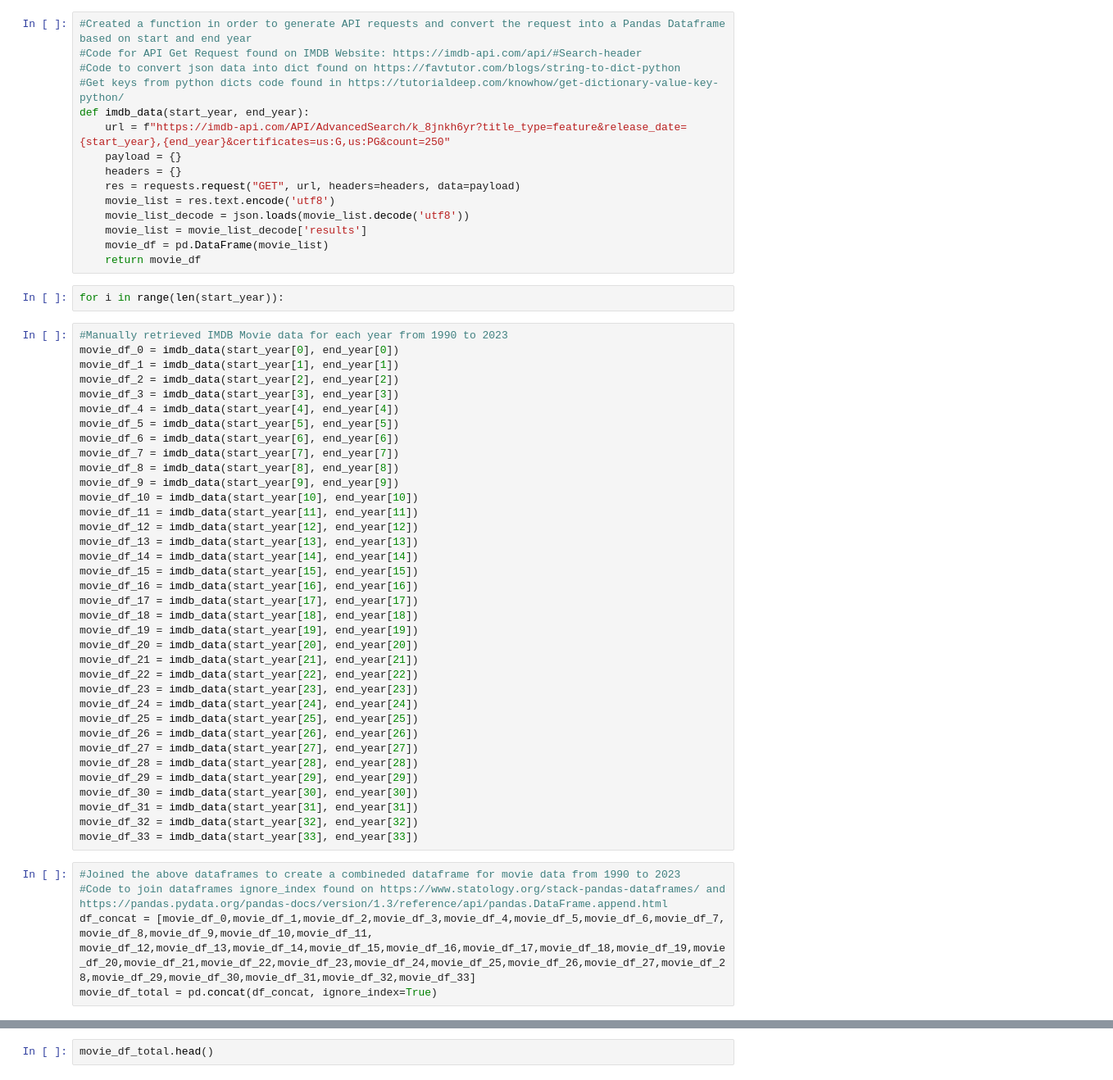
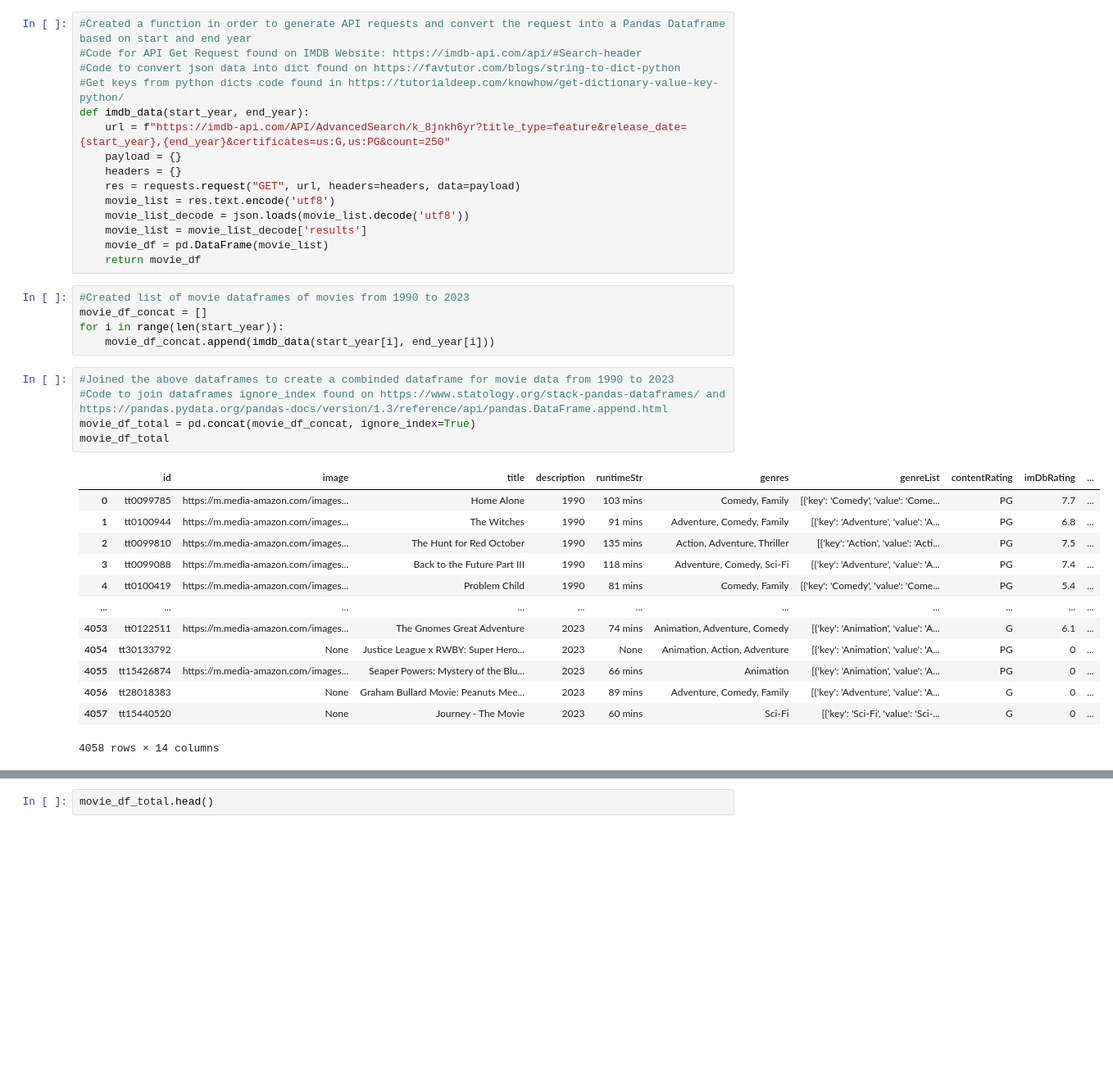
Before and after one commit to tpoozhikala/IMDB_Classification, a Jupyter notebook: 2_Data_Wrangling/02_data_wrangling.ipynb, the cells around one changed output, grey strips where cells are left out. Shown: that part at 82% size. Cells and saved outputs as stored; diff of their text form; blank space fills up the shorter version.

Commit message:
Added Project Proposal, and refresh of datasets retrieved from IMDB

```diff
--- a/2_Data_Wrangling/02_data_wrangling.ipynb
+++ b/2_Data_Wrangling/02_data_wrangling.ipynb
@@ -51,47 +51,28 @@ def imdb_data(start_year, end_year):
     movie_list = movie_list_decode['results']
     movie_df = pd.DataFrame(movie_list)
     return movie_df
-# %%
-for i in range(len(start_year)):
-# %%
-#Manually retrieved IMDB Movie data for each year from 1990 to 2023
-movie_df_0 = imdb_data(start_year[0], end_year[0])
-movie_df_1 = imdb_data(start_year[1], end_year[1])
-movie_df_2 = imdb_data(start_year[2], end_year[2])
-movie_df_3 = imdb_data(start_year[3], end_year[3])
-movie_df_4 = imdb_data(start_year[4], end_year[4])
-movie_df_5 = imdb_data(start_year[5], end_year[5])
-movie_df_6 = imdb_data(start_year[6], end_year[6])
-movie_df_7 = imdb_data(start_year[7], end_year[7])
-movie_df_8 = imdb_data(start_year[8], end_year[8])
-movie_df_9 = imdb_data(start_year[9], end_year[9])
-movie_df_10 = imdb_data(start_year[10], end_year[10])
-movie_df_11 = imdb_data(start_year[11], end_year[11])
-movie_df_12 = imdb_data(start_year[12], end_year[12])
-movie_df_13 = imdb_data(start_year[13], end_year[13])
-movie_df_14 = imdb_data(start_year[14], end_year[14])
-movie_df_15 = imdb_data(start_year[15], end_year[15])
-movie_df_16 = imdb_data(start_year[16], end_year[16])
-movie_df_17 = imdb_data(start_year[17], end_year[17])
-movie_df_18 = imdb_data(start_year[18], end_year[18])
-movie_df_19 = imdb_data(start_year[19], end_year[19])
-movie_df_20 = imdb_data(start_year[20], end_year[20])
-movie_df_21 = imdb_data(start_year[21], end_year[21])
-movie_df_22 = imdb_data(start_year[22], end_year[22])
-movie_df_23 = imdb_data(start_year[23], end_year[23])
-movie_df_24 = imdb_data(start_year[24], end_year[24])
-movie_df_25 = imdb_data(start_year[25], end_year[25])
-movie_df_26 = imdb_data(start_year[26], end_year[26])
-movie_df_27 = imdb_data(start_year[27], end_year[27])
-movie_df_28 = imdb_data(start_year[28], end_year[28])
-movie_df_29 = imdb_data(start_year[29], end_year[29])
-movie_df_30 = imdb_data(start_year[30], end_year[30])
-movie_df_31 = imdb_data(start_year[31], end_year[31])
-movie_df_32 = imdb_data(start_year[32], end_year[32])
-movie_df_33 = imdb_data(start_year[33], end_year[33])
+# %%
+#Created list of movie dataframes of movies from 1990 to 2023
+movie_df_concat = []
+for i in range(len(start_year)):
+    movie_df_concat.append(imdb_data(start_year[i], end_year[i]))
 # %%
-#Joined the above dataframes to create a combineded dataframe for movie data from 1990 to 2023
+#Joined the above dataframes to create a combinded dataframe for movie data from 1990 to 2023
 #Code to join dataframes ignore_index found on https://www.statology.org/stack-pandas-dataframes/ and https://pandas.pydata.org/pandas-docs/version/1.3/reference/api/pandas.DataFrame.append.html
-df_concat = [movie_df_0,movie_df_1,movie_df_2,movie_df_3,movie_df_4,movie_df_5,movie_df_6,movie_df_7, movie_df_8,movie_df_9,movie_df_10,movie_df_11, movie_df_12,movie_df_13,movie_df_14,movie_df_15,movie_df_16,movie_df_17,movie_df_18,movie_df_19,movie_df_20,movie_df_21,movie_df_22,movie_df_23,movie_df_24,movie_df_25,movie_df_26,movie_df_27,movie_df_28,movie_df_29,movie_df_30,movie_df_31,movie_df_32,movie_df_33]
-movie_df_total = pd.concat(df_concat, ignore_index=True)
+movie_df_total = pd.concat(movie_df_concat, ignore_index=True)
+movie_df_total
+# %% [output]
+|  | id | image | title | description | runtimeStr | genres | genreList | contentRating | imDbRating | ... |
+| 0 | tt0099785 | https://m.media-amazon.com/images... | Home Alone | 1990 | 103 mins | Comedy, Family | [{'key': 'Comedy', 'value': 'Come... | PG | 7.7 | ... |
+| 1 | tt0100944 | https://m.media-amazon.com/images... | The Witches | 1990 | 91 mins | Adventure, Comedy, Family | [{'key': 'Adventure', 'value': 'A... | PG | 6.8 | ... |
+| 2 | tt0099810 | https://m.media-amazon.com/images... | The Hunt for Red October | 1990 | 135 mins | Action, Adventure, Thriller | [{'key': 'Action', 'value': 'Acti... | PG | 7.5 | ... |
+| 3 | tt0099088 | https://m.media-amazon.com/images... | Back to the Future Part III | 1990 | 118 mins | Adventure, Comedy, Sci-Fi | [{'key': 'Adventure', 'value': 'A... | PG | 7.4 | ... |
+| 4 | tt0100419 | https://m.media-amazon.com/images... | Problem Child | 1990 | 81 mins | Comedy, Family | [{'key': 'Comedy', 'value': 'Come... | PG | 5.4 | ... |
+| ... | ... | ... | ... | ... | ... | ... | ... | ... | ... | ... |
+| 4053 | tt0122511 | https://m.media-amazon.com/images... | The Gnomes Great Adventure | 2023 | 74 mins | Animation, Adventure, Comedy | [{'key': 'Animation', 'value': 'A... | G | 6.1 | ... |
+| 4054 | tt30133792 | None | Justice League x RWBY: Super Hero... | 2023 | None | Animation, Action, Adventure | [{'key': 'Animation', 'value': 'A... | PG | 0 | ... |
+| 4055 | tt15426874 | https://m.media-amazon.com/images... | Seaper Powers: Mystery of the Blu... | 2023 | 66 mins | Animation | [{'key': 'Animation', 'value': 'A... | PG | 0 | ... |
+| 4056 | tt28018383 | None | Graham Bullard Movie: Peanuts Mee... | 2023 | 89 mins | Adventure, Comedy, Family | [{'key': 'Adventure', 'value': 'A... | G | 0 | ... |
+| 4057 | tt15440520 | None | Journey - The Movie | 2023 | 60 mins | Sci-Fi | [{'key': 'Sci-Fi', 'value': 'Sci-... | G | 0 | ... |
+4058 rows × 14 columns
 # %% [markdown]
```
Also changed, not shown: parts of 14 cells of this notebook, 2 other files.
